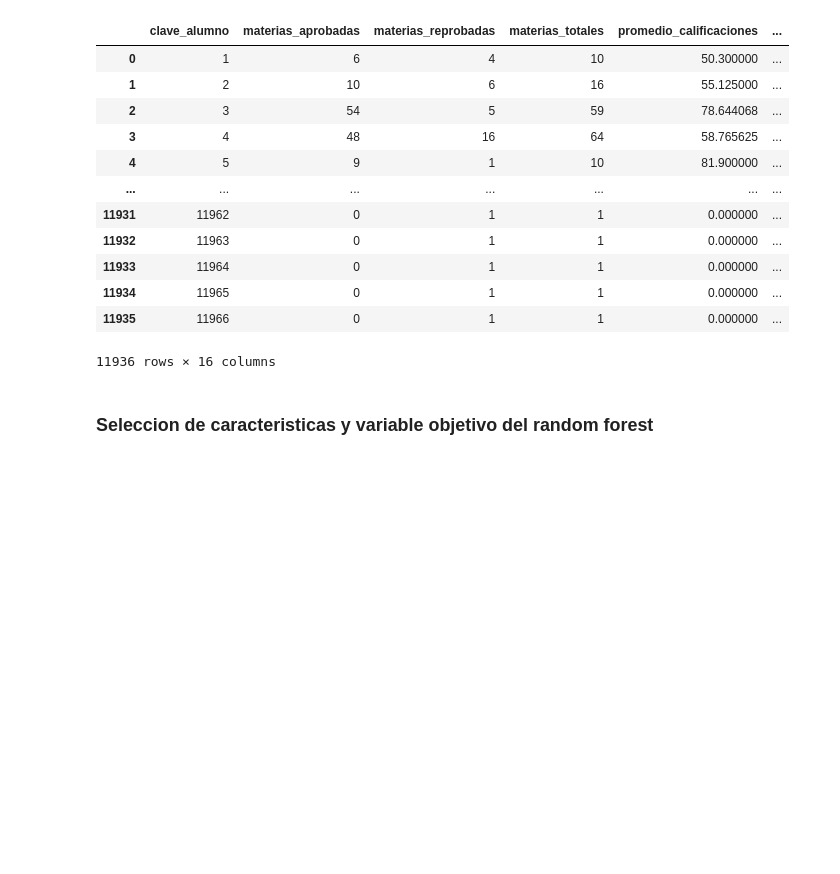
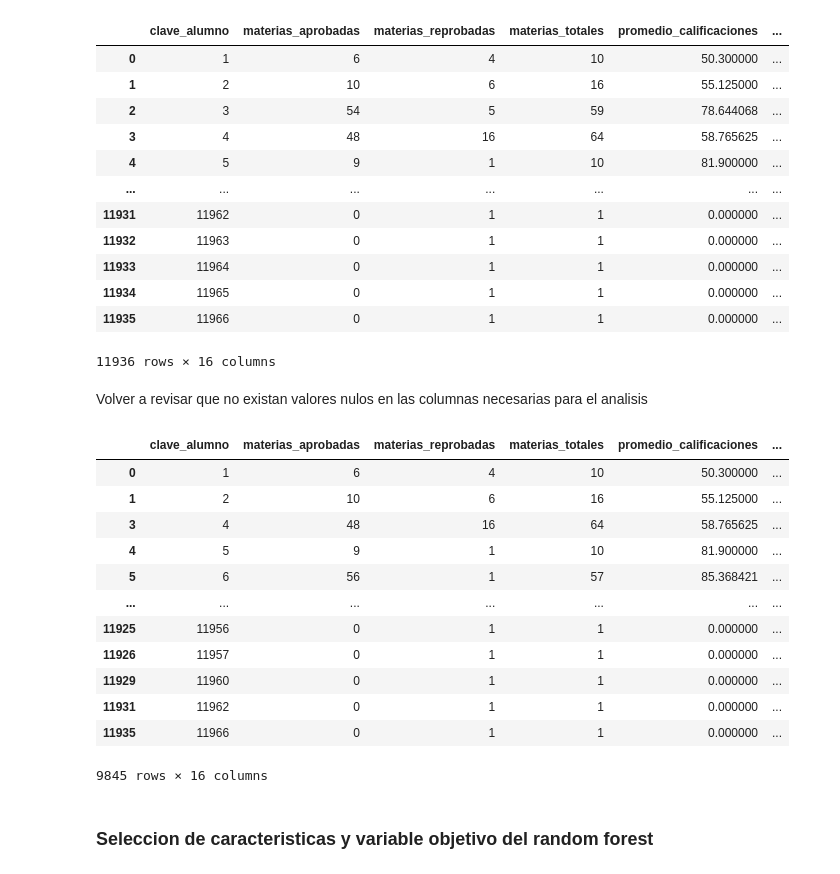
Before and after one commit to jesusBarrazaCastro/exito_academico, a Jupyter notebook: code.ipynb, the cells around one changed output. Drawn from its saved outputs; the diff is of its cells as text; code cells hidden in the pictures; blank space fills up the shorter version.

```diff
--- a/code.ipynb
+++ b/code.ipynb
@@ -296,6 +296,26 @@ display(datos_agrupados)
 | 11934 | 11965 | 0 | 1 | 1 | 0.000000 | ... |
 | 11935 | 11966 | 0 | 1 | 1 | 0.000000 | ... |
 11936 rows × 16 columns
+# %% [markdown]
+Volver a revisar que no existan valores nulos en las columnas necesarias para el analisis
+# %%
+datos_agrupados.dropna(subset=['prepa'], inplace=True)
+datos_agrupados.to_csv('datos_agrupados.csv', index=False)
+display(datos_agrupados)
+# %% [output]
+|  | clave_alumno | materias_aprobadas | materias_reprobadas | materias_totales | promedio_calificaciones | ... |
+| 0 | 1 | 6 | 4 | 10 | 50.300000 | ... |
+| 1 | 2 | 10 | 6 | 16 | 55.125000 | ... |
+| 3 | 4 | 48 | 16 | 64 | 58.765625 | ... |
+| 4 | 5 | 9 | 1 | 10 | 81.900000 | ... |
+| 5 | 6 | 56 | 1 | 57 | 85.368421 | ... |
+| ... | ... | ... | ... | ... | ... | ... |
+| 11925 | 11956 | 0 | 1 | 1 | 0.000000 | ... |
+| 11926 | 11957 | 0 | 1 | 1 | 0.000000 | ... |
+| 11929 | 11960 | 0 | 1 | 1 | 0.000000 | ... |
+| 11931 | 11962 | 0 | 1 | 1 | 0.000000 | ... |
+| 11935 | 11966 | 0 | 1 | 1 | 0.000000 | ... |
+9845 rows × 16 columns
 # %% [markdown]
 ### Seleccion de caracteristicas y variable objetivo del random forest
 # %%
```
Also changed, not shown: parts of 4 cells of this notebook, 1 other file.
